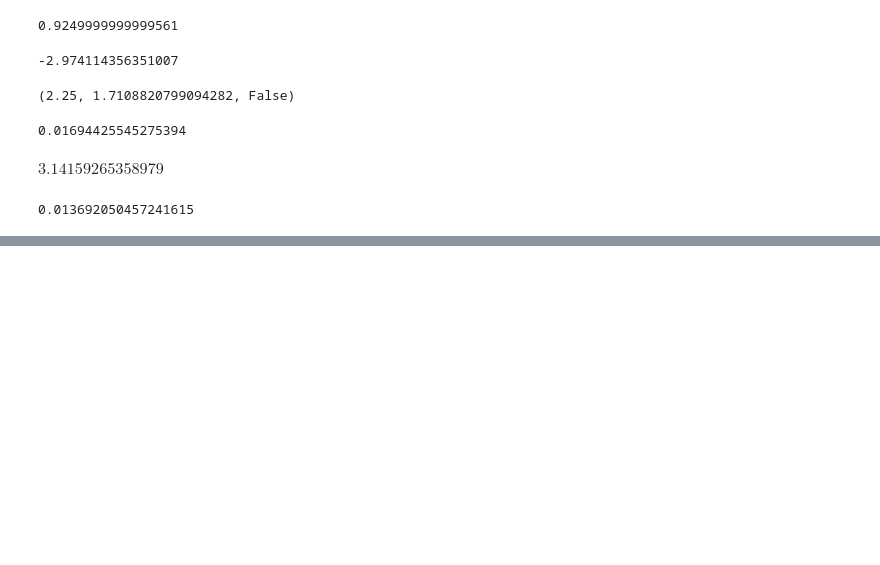
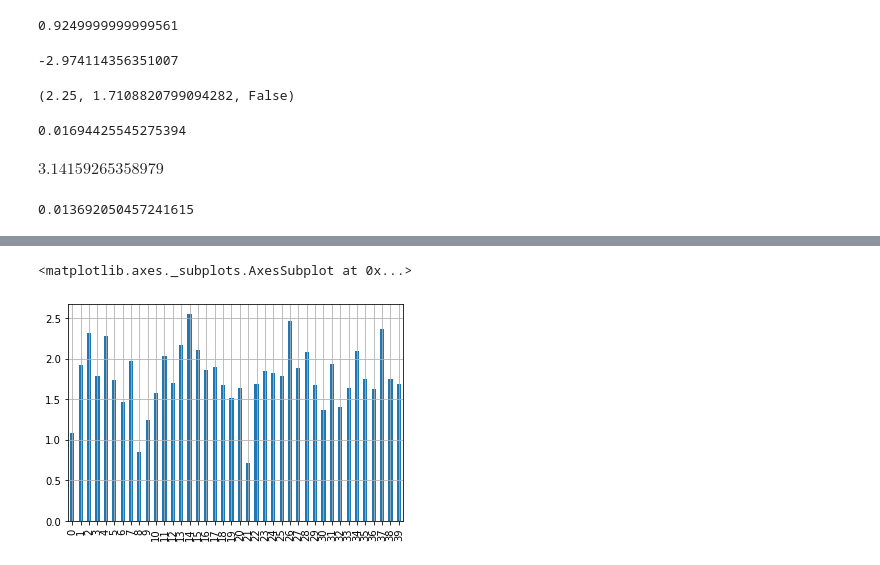
Before and after one commit to renyuanL/_ryProb2020, a Jupyter notebook: probCh04_draft.ipynb, the cells around one changed output, grey strips where cells are left out. Cells and saved outputs as stored; diff of their text form; code cells hidden in the pictures; blank space fills up the shorter version.

```diff
--- a/probCh04_draft.ipynb
+++ b/probCh04_draft.ipynb
@@ -474,0 +567,5 @@ prob
+# %%
+pdX.plot(kind='bar', grid=True)
+# %% [output]
+<matplotlib.axes._subplots.AxesSubplot at 0x...>
+[figure, added]
```
Also changed, not shown: parts of 12 cells of this notebook, 2 other files.
